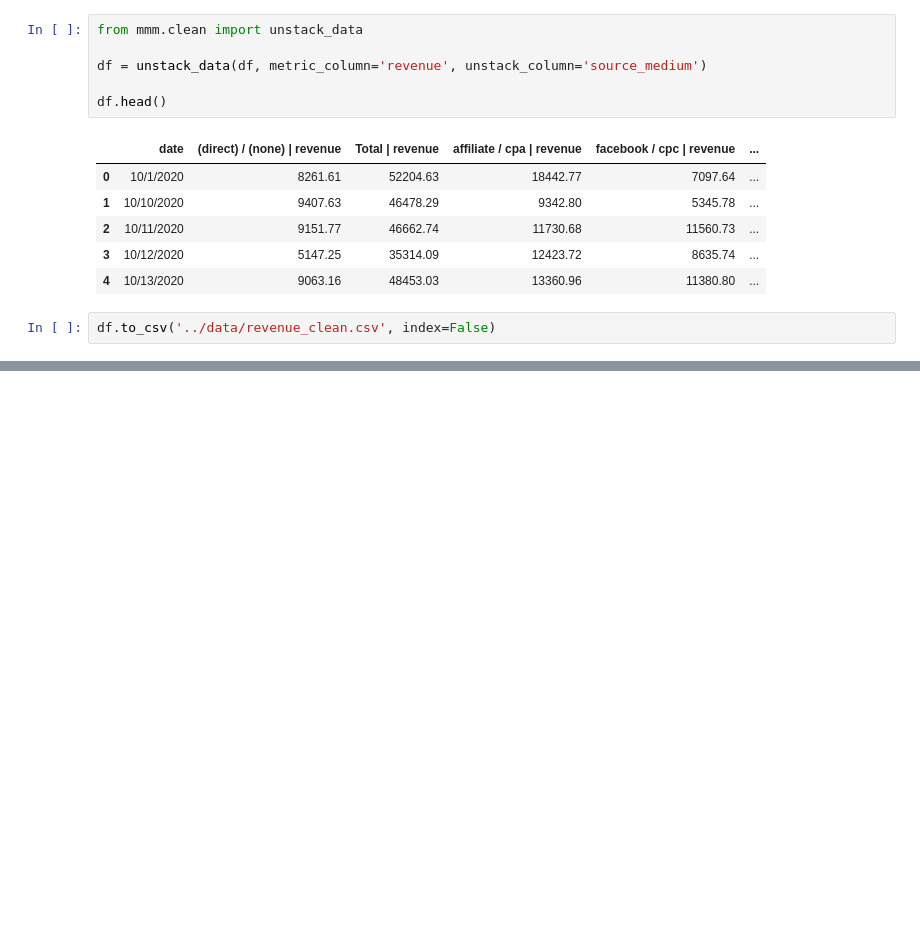
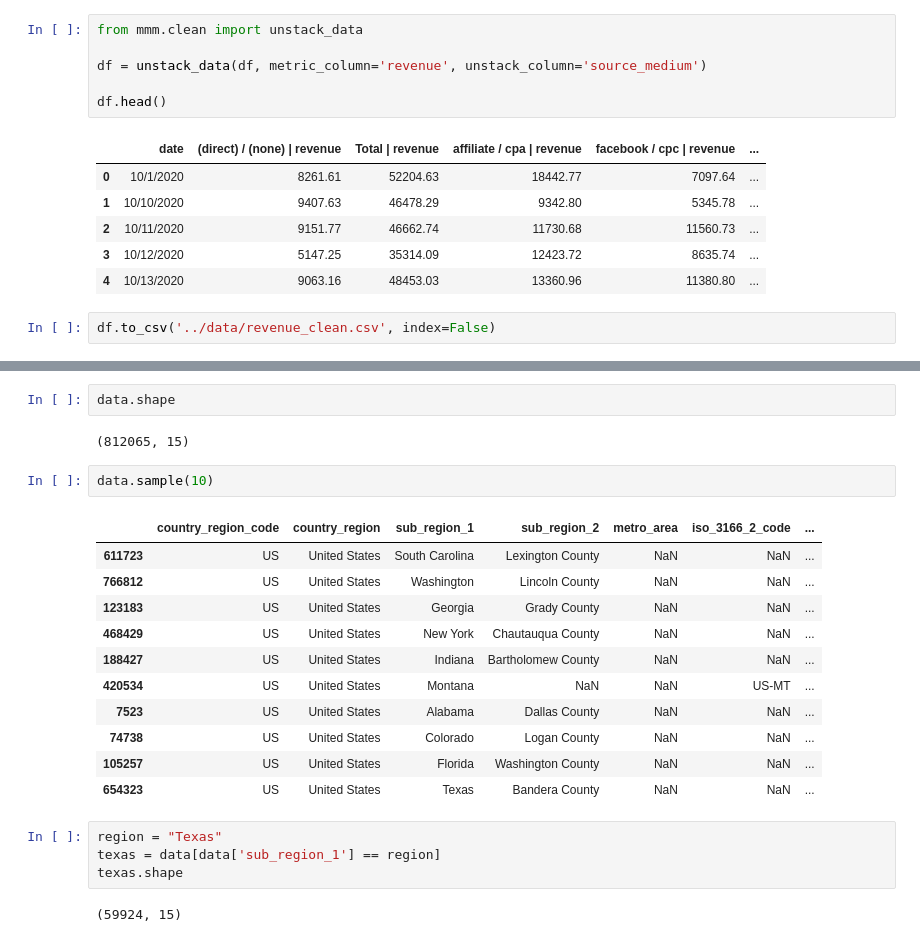
Before and after one commit to hammer-mt/VEX-MMM, a Jupyter notebook: notebooks/Data Cleaning.ipynb, the cells around one changed output, grey strips where cells are left out. Saved outputs shown, nothing was run; the diff lists cells and outputs as text; blank space fills up the shorter version.

```diff
--- a/notebooks/Data Cleaning.ipynb
+++ b/notebooks/Data Cleaning.ipynb
@@ -182,0 +335,24 @@ df.to_csv('../data/revenue_clean.csv', index=False)
+# %%
+data.shape
+# %% [output]
+(812065, 15)
+# %%
+data.sample(10)
+# %% [output]
+|  | country_region_code | country_region | sub_region_1 | sub_region_2 | metro_area | iso_3166_2_code | ... |
+| 611723 | US | United States | South Carolina | Lexington County | NaN | NaN | ... |
+| 766812 | US | United States | Washington | Lincoln County | NaN | NaN | ... |
+| 123183 | US | United States | Georgia | Grady County | NaN | NaN | ... |
+| 468429 | US | United States | New York | Chautauqua County | NaN | NaN | ... |
+| 188427 | US | United States | Indiana | Bartholomew County | NaN | NaN | ... |
+| 420534 | US | United States | Montana | NaN | NaN | US-MT | ... |
+| 7523 | US | United States | Alabama | Dallas County | NaN | NaN | ... |
+| 74738 | US | United States | Colorado | Logan County | NaN | NaN | ... |
+| 105257 | US | United States | Florida | Washington County | NaN | NaN | ... |
+| 654323 | US | United States | Texas | Bandera County | NaN | NaN | ... |
+# %%
+region = "Texas"
+texas = data[data['sub_region_1'] == region]
+texas.shape
+# %% [output]
+(59924, 15)
```
Also changed, not shown: parts of 32 cells of this notebook, 9 other files.
